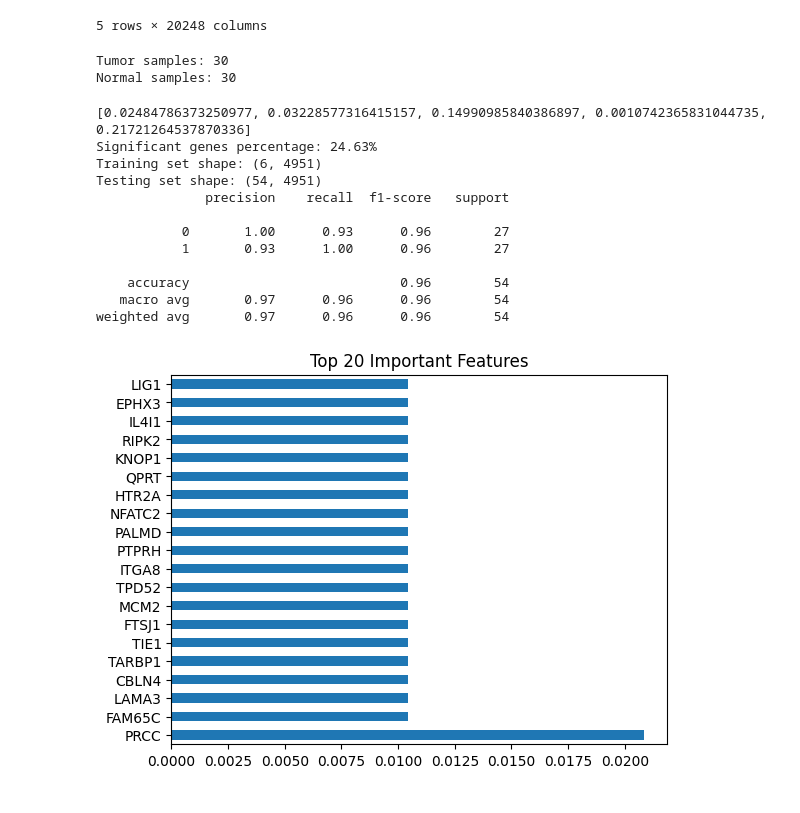
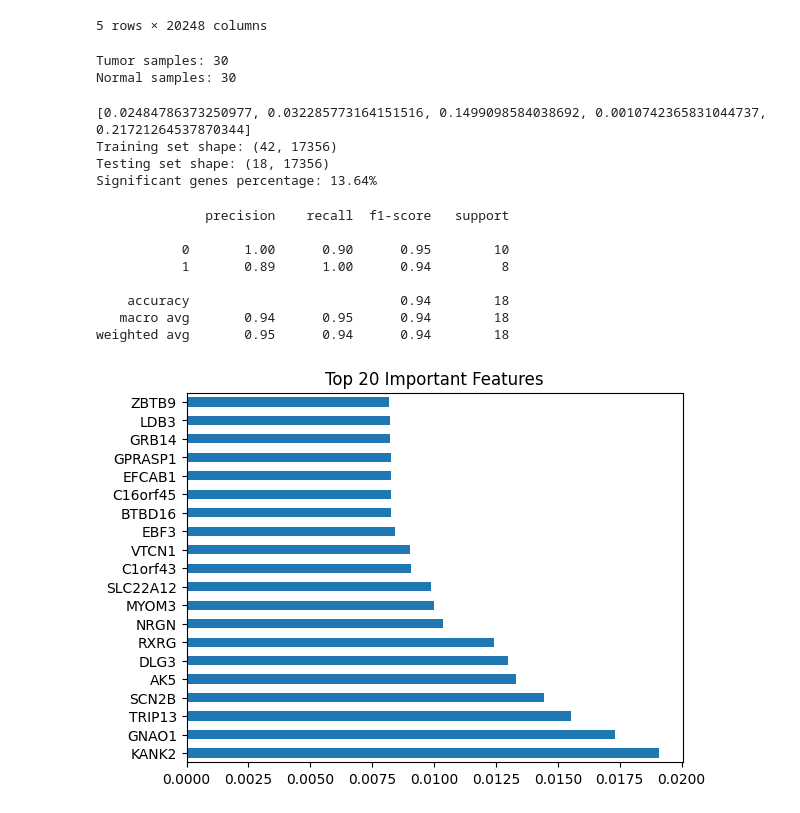
Before and after one commit to giordanoscerra/breast-cancer-classification, a Jupyter notebook: main.ipynb, the cells around one changed output. Saved outputs shown, nothing was run; the diff lists cells and outputs as text; code cells hidden in the pictures.

Commit message:
also with uninteresting genes

```diff
--- a/main.ipynb
+++ b/main.ipynb
@@ -101,26 +101,26 @@ print(p_values[:5]) # Print the first few p-values for inspection
 
 # Adjust p-values for multiple testing using Benjamini-Hochberg method
 # Filter out invalid values (NaNs or infinite p-values) before adjustment
-p_values = np.array(p_values) # Convert list to numpy array for numerical operations
-finite_mask = np.isfinite(p_values) # Identify finite (valid) p-values
-p_values = p_values[finite_mask] # Retain only valid p-values
-
+p_values = np.array(p_values)  # Convert list to numpy array for numerical operations
+finite_mask = np.isfinite(p_values)  # Identify finite (valid) p-values
+p_values = p_values[finite_mask]  # Retain only valid p-values
 
 # Perform multiple testing correction using the False Discovery Rate (FDR) method
-_, p_adj, _, _ = sm.stats.multipletests(p_values, method='fdr_bh') # Adjust p-values using Benjamini-Hochberg
+_, p_adj, _, _ = sm.stats.multipletests(p_values, method='fdr_bh')  # Adjust p-values using Benjamini-Hochberg
 
 # Biomarker Discovery
-# Select genes with significant adjusted p-values (threshold: < 0.05)
+# Select genes with significant adjusted p-values (threshold: < 0.01)
 genes_tested = merged_data.columns[2:][finite_mask]  # Ensure only genes corresponding to valid p-values are considered
-significant_genes = genes_tested[p_adj < 0.05] # Select genes with adjusted p-value < 0.05
+significant_genes = genes_tested[p_adj < 0.01]  # Select genes with adjusted p-value < 0.01
 
-# Print the percentage of significant genes
-print(f"Significant genes percentage: {significant_genes.shape[0]/len(p_values)*100:.2f}%")
+# Use the rest of the features (excluding significant_genes) for classification
+non_significant_genes = genes_tested[~genes_tested.isin(significant_genes)]
 
-# Classification
+mask = non_significant_genes
+
 # Prepare data for classification
-# Use significant genes as features and 'Sample_title' as labels
-X = merged_data[significant_genes].astype(float) # Extract significant genes' expression levels as feature matrix
+# Use non-significant genes as features and 'Sample_title' as labels
+X = merged_data[mask].astype(float)  # Extract non-significant genes' expression levels as feature matrix
 y = merged_data['Sample_title'].apply(lambda x: 1 if 'tumor' in x.lower() else 0)  # Encode Tumor as 1, Normal as 0
 
 # Split data into training and testing sets
@@ -129,37 +129,41 @@ X_train, X_test, y_train, y_test = train_test_split(X, y, test_size=0.3, random_
 # Print the shapes of the training and testing datasets for verification
 print(f"Training set shape: {X_train.shape}")
 print(f"Testing set shape: {X_test.shape}")
+
+# Print the percentage of significant genes
+print(f"Significant genes percentage: {significant_genes.shape[0]/len(p_values)*100:.2f}%")
 # %% [output]
 Tumor samples: 30
 Normal samples: 30
-[0.02484786373250977, 0.03228577316415157, 0.14990985840386897, 0.0010742365831044735, 0.21721264537870336]
-Significant genes percentage: 24.63%
-Training set shape: (6, 4951)
-Testing set shape: (54, 4951)
-              precision    recall  f1-score   support
-
-           0       1.00      0.93      0.96        27
-           1       0.93      1.00      0.96        27
-
-    accuracy                           0.96        54
-   macro avg       0.97      0.96      0.96        54
-weighted avg       0.97      0.96      0.96        54
+[0.02484786373250977, 0.032285773164151516, 0.1499098584038692, 0.0010742365831044737, 0.21721264537870344]
+Training set shape: (42, 17356)
+Testing set shape: (18, 17356)
+Significant genes percentage: 13.64%
-[figure, removed]
 # %%
 # Train a Random Forest Classifier
 clf = RandomForestClassifier(n_estimators=100, random_state=42) # Initialize the model with 100 trees
 clf.fit(X_train, y_train) # Train the model using the training data
 
 # Predict and evaluate the model
 y_pred = clf.predict(X_test) # Predict labels for the test set
 print(classification_report(y_test, y_pred)) # Print a classification report (precision, recall, F1-score)
 
 
 # Plot the importance of the top 20 features (genes) identified by the classifier
-feature_importances = pd.Series(clf.feature_importances_, index=significant_genes) # Extract feature importance scores
+feature_importances = pd.Series(clf.feature_importances_, index=mask) # Extract feature importance scores
 feature_importances.nlargest(20).plot(kind='barh') # Plot the top 20 important features
 plt.title("Top 20 Important Features") # Add a title to the plot
 plt.show() # Display the plot
+# %% [output]
+              precision    recall  f1-score   support
+
+           0       1.00      0.90      0.95        10
+           1       0.89      1.00      0.94         8
+
+    accuracy                           0.94        18
+   macro avg       0.94      0.95      0.94        18
+weighted avg       0.95      0.94      0.94        18
+[figure, added]
 # %%
 from sklearn.decomposition import PCA
 
```
Also changed, not shown: parts of 3 cells of this notebook, 1 other file.
